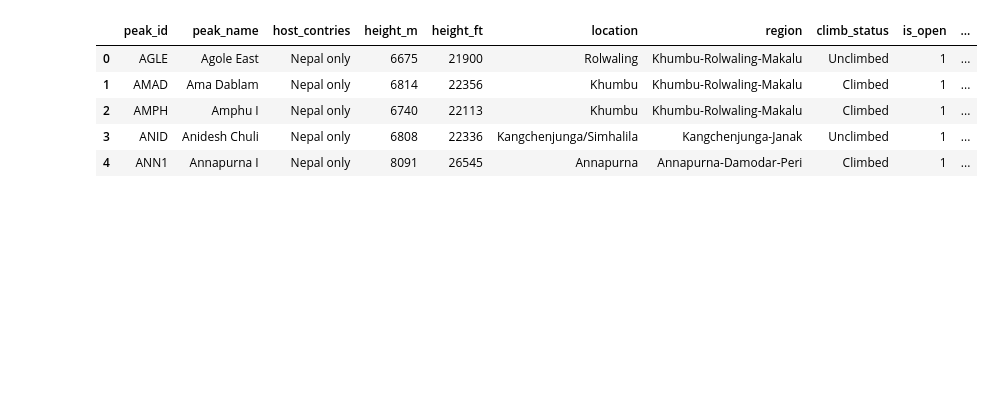
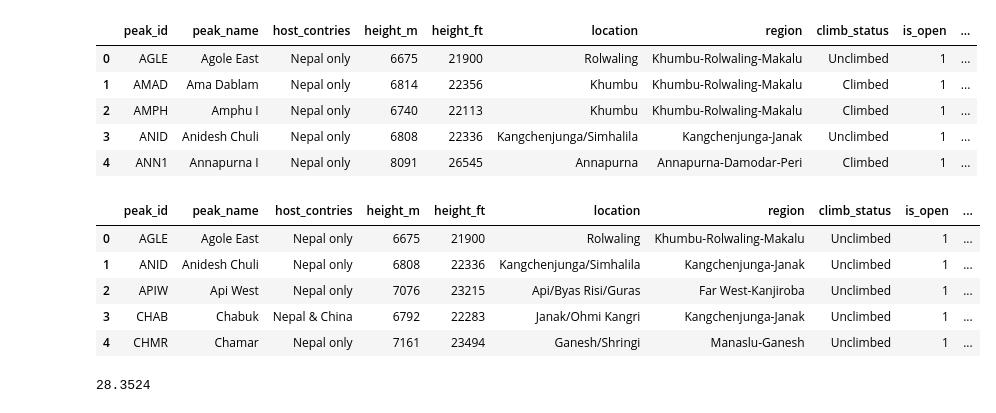
Before and after one commit to JIMYTHEONE/FINAL-PROJECT, a Jupyter notebook: MAPEO.ipynb, the cells around one changed output. Cells and saved outputs as stored; diff of their text form; code cells hidden in the pictures; blank space fills up the shorter version.

```diff
--- a/MAPEO.ipynb
+++ b/MAPEO.ipynb
@@ -42,6 +42,7 @@ folium.Map(
 [interactive output not drawn]
 # %%
 peaks_loc = pd.read_csv('data/peaks_loc.csv')
+unclimbed= pd.read_csv('data/unclimbed.csv')
 # %%
 peaks_loc.head()
 # %% [output]
@@ -51,3 +52,12 @@ peaks_loc.head()
 | 2 | AMPH | Amphu I | Nepal only | 6740 | 22113 | Khumbu | Khumbu-Rolwaling-Makalu | Climbed | 1 | ... |
 | 3 | ANID | Anidesh Chuli | Nepal only | 6808 | 22336 | Kangchenjunga/Simhalila | Kangchenjunga-Janak | Unclimbed | 1 | ... |
 | 4 | ANN1 | Annapurna I | Nepal only | 8091 | 26545 | Annapurna | Annapurna-Damodar-Peri | Climbed | 1 | ... |
+# %%
+unclimbed.head()
+# %% [output]
+|  | peak_id | peak_name | host_contries | height_m | height_ft | location | region | climb_status | is_open | ... |
+| 0 | AGLE | Agole East | Nepal only | 6675 | 21900 | Rolwaling | Khumbu-Rolwaling-Makalu | Unclimbed | 1 | ... |
+| 1 | ANID | Anidesh Chuli | Nepal only | 6808 | 22336 | Kangchenjunga/Simhalila | Kangchenjunga-Janak | Unclimbed | 1 | ... |
+| 2 | APIW | Api West | Nepal only | 7076 | 23215 | Api/Byas Risi/Guras | Far West-Kanjiroba | Unclimbed | 1 | ... |
+| 3 | CHAB | Chabuk | Nepal & China | 6792 | 22283 | Janak/Ohmi Kangri | Kangchenjunga-Janak | Unclimbed | 1 | ... |
+| 4 | CHMR | Chamar | Nepal only | 7161 | 23494 | Ganesh/Shringi | Manaslu-Ganesh | Unclimbed | 1 | ... |
@@ -54,3 +69,7 @@ peaks_loc.head()
+# %%
+ochomiles['Lat'][4]
+# %% [output]
+28.3524
 # %%
 mapa2=folium.Map(location=[29.959167, 81.022500],
                  tiles='Stamen Terrain',
```
Also changed, not shown: parts of 5 cells of this notebook, 2 other files.
